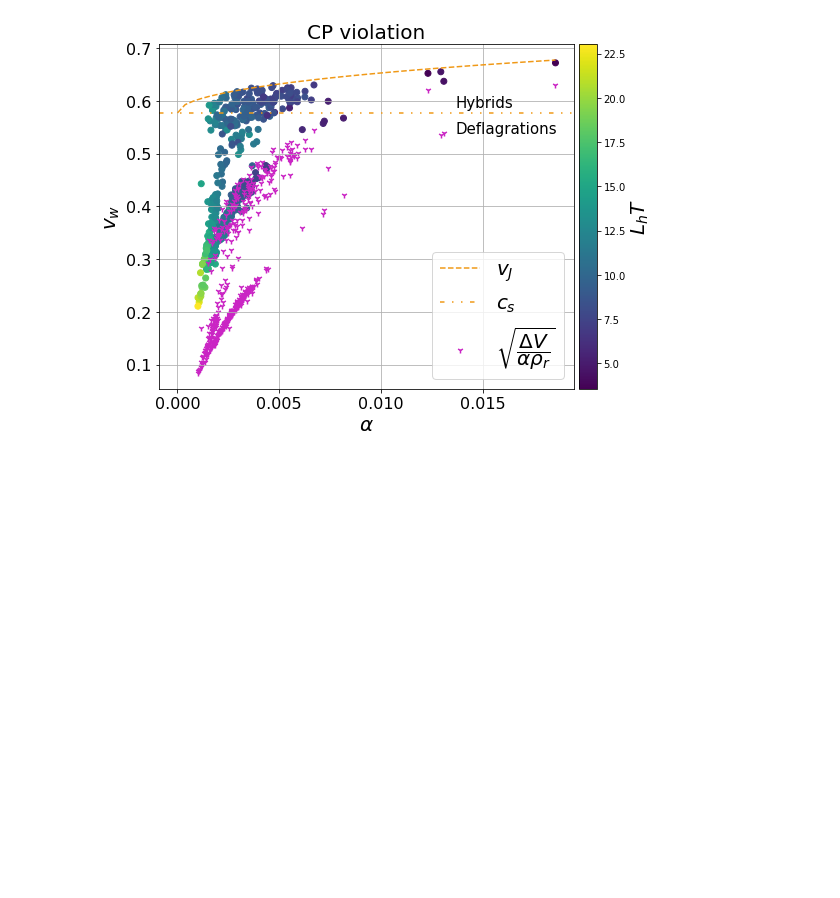
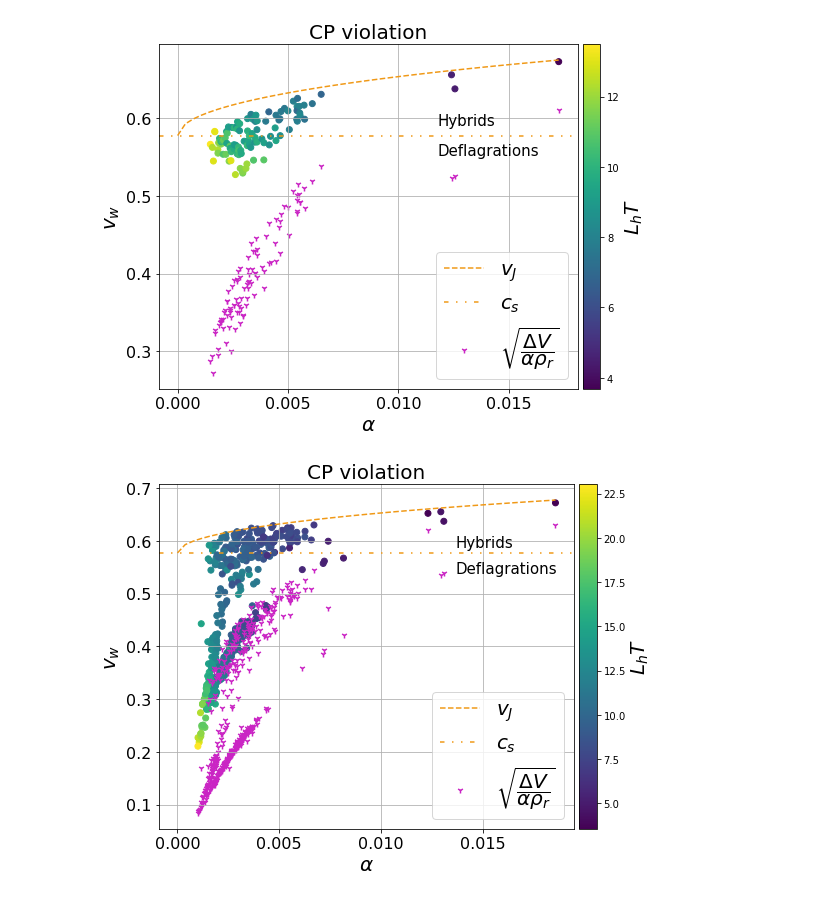
Before and after one commit to PB-316/Z_2breaking-PT-BAU, a Jupyter notebook: check_topquark_full.ipynb, the cells around one changed output. Saved outputs shown, nothing was run; the diff lists cells and outputs as text; code cells hidden in the pictures; blank space fills up the shorter version.

```diff
--- a/check_topquark_full.ipynb
+++ b/check_topquark_full.ipynb
@@ -1877,6 +1877,41 @@ class bubble():
 #            'Tc_0','Tmin_0', 'Tnuc_0','alpha_Tp_0','beta_Tp_0',"volume_shrinks_0",
 #            'vw','Lh', 'dh', 'h0', 'Ls', 'ds', 'shigh', 'slow',
 #            'Type', 'alpha_p', 'vm', 'vp', 'xi_s', 'Tp/TN', 'vel_converged','yt','Lam_CP','eta_BAU']
+# %%
+df=pd.read_csv("SCANS/PERCOLATION/BAU_points_percolated_0.csv",index_col=[0])
+df=df[df.volume_shrinks_0==True]
+
+
+plt.scatter(df.alpha_Tnuc_0,df.vw,c=df.Lh*df.Tnuc_0)
+plt.colorbar(orientation="vertical",pad=0.01).set_label( label="$L_h T$", size=label_size, weight='bold')
+plt.scatter(df.alpha_Tnuc_0,df.vwall_0,c="#CA25C4",marker="1",label="$\\sqrt{\dfrac{\\Delta V}{\\alpha \\rho_r}}$")
+
+
+v_J=lambda alpha_p:((alpha_p*(2+3*alpha_p))**0.5+1)/(3**0.5*(1+alpha_p))
+al_range=np.linspace(0,df.alpha_Tnuc_0.max())
+plt.plot(al_range,v_J(al_range),c="#f09917",label="$v_J$",linestyle="--")
+
+plt.axhline(y=cs,linestyle=(0, (3, 5, 1, 5, 1, 5)),c="#f09917",label="$c_s$")
+plt.figtext(.6, .74, "Hybrids", fontsize=15)
+plt.figtext(.6, .67, "Deflagrations", fontsize=15)
+
+plt.xlabel("$\\alpha$",size=label_size)
+plt.ylabel("$v_w$",size=label_size)
+plt.xticks(fontsize=thick_size)
+plt.yticks(fontsize=thick_size)
+plt.locator_params(axis="x", nbins=6)
+plt.locator_params(axis="y", nbins=7)
+
+
+plt.legend(prop={'size': label_size})
+plt.title("CP violation",size=label_size)
+plt.grid(True)
+
+plt.tight_layout()
+#plt.savefig('SCANS/bubble_PLOTS/bubble_vw_alpha_CP.pdf', dpi=300)
+plt.show()
+# %% [output]
+[figure, added]
 # %%
 df=pd.read_csv("SCANS/BAU/sols_fullmodel_All.csv",index_col=[0])
 df=df[df["vel_converged"]==True]
```
Also changed, not shown: 2 other files.
